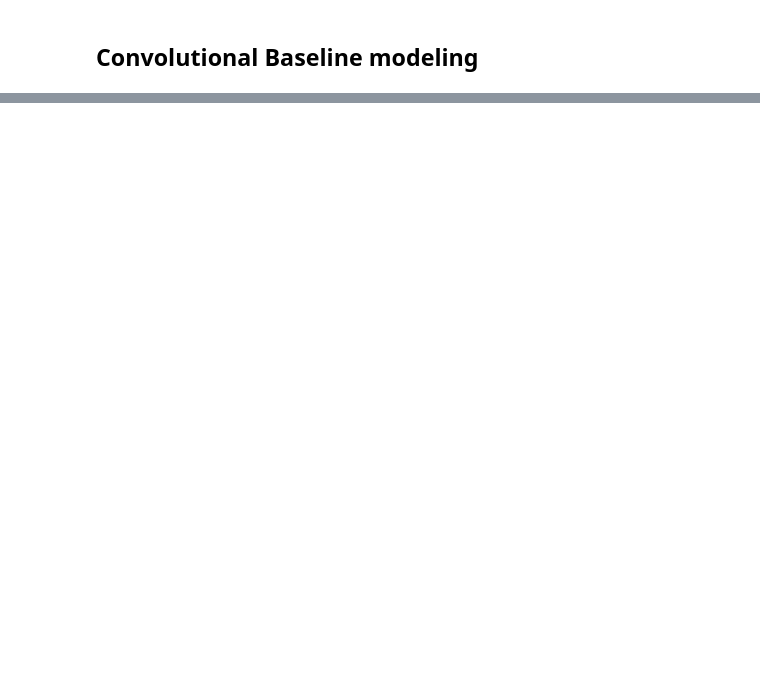
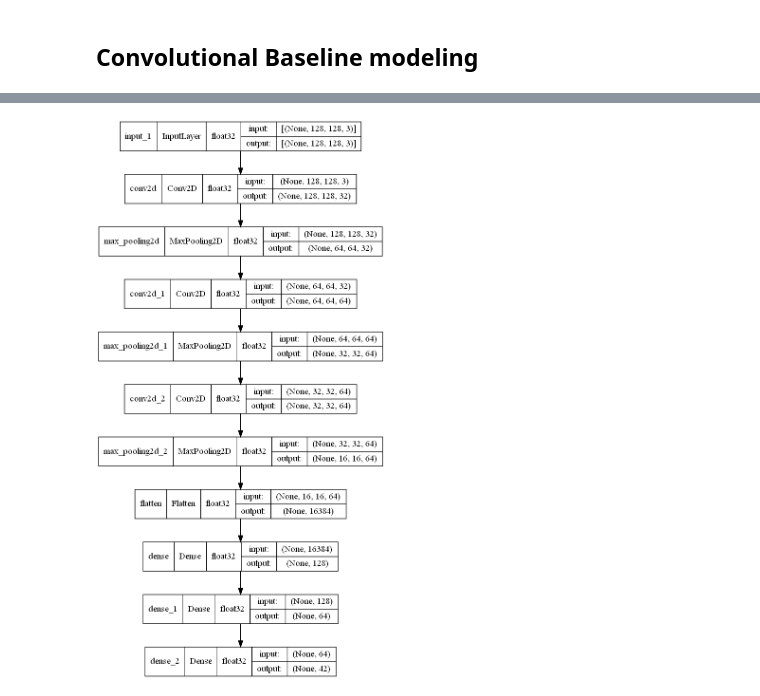
Before and after one commit to ashen007/Identify-Diseases-in-Crops-leaf, a Jupyter notebook: models/baseline_2_con.ipynb, the cells around one changed output, grey strips where cells are left out. Drawn from its saved outputs; the diff is of its cells as text; code cells hidden in the pictures; blank space fills up the shorter version.

Commit message:
create baseline convolutional network

```diff
--- a/models/baseline_2_con.ipynb
+++ b/models/baseline_2_con.ipynb
@@ -62,3 +62,19 @@ val_generator = ImageDataGenerator(rescale=1. / 255)
 
 train_gen = train_generator.flow(X, y, batch_size=32)
 val_gen = val_generator.flow(val_x, val_y, batch_size=32)
+# %%
+base_conv = Sequential()
+
+base_conv.add(InputLayer(input_shape=(128,128,3)))
+base_conv.add(Conv2D(filters=32,kernel_size=(3,3),padding='same',activation=relu))
+base_conv.add(MaxPooling2D(pool_size=(2,2)))
+base_conv.add(Conv2D(filters=64,kernel_size=(3,3),padding='same',activation=relu))
+base_conv.add(MaxPooling2D(pool_size=(2,2)))
+base_conv.add(Conv2D(filters=64,kernel_size=(3,3),padding='same',activation=relu))
+base_conv.add(MaxPooling2D(pool_size=(2,2)))
+base_conv.add(Flatten())
+base_conv.add(Dense(units=128, activation=relu))
+base_conv.add(Dense(units=64, activation=relu))
+base_conv.add(Dense(units=42, activation=sigmoid))
+
+base_conv.summary()
@@ -64,0 +99,8 @@ val_gen = val_generator.flow(val_x, val_y, batch_size=32)
+# %%
+plot_model(base_conv,
+           to_file='../models/baseline_conv.png',
+           show_shapes=True,
+           show_dtype=True,
+           show_layer_names=True)
+# %% [output]
+[figure, added]
```
Also changed, not shown: parts of 1 cell of this notebook, 1 other file.
